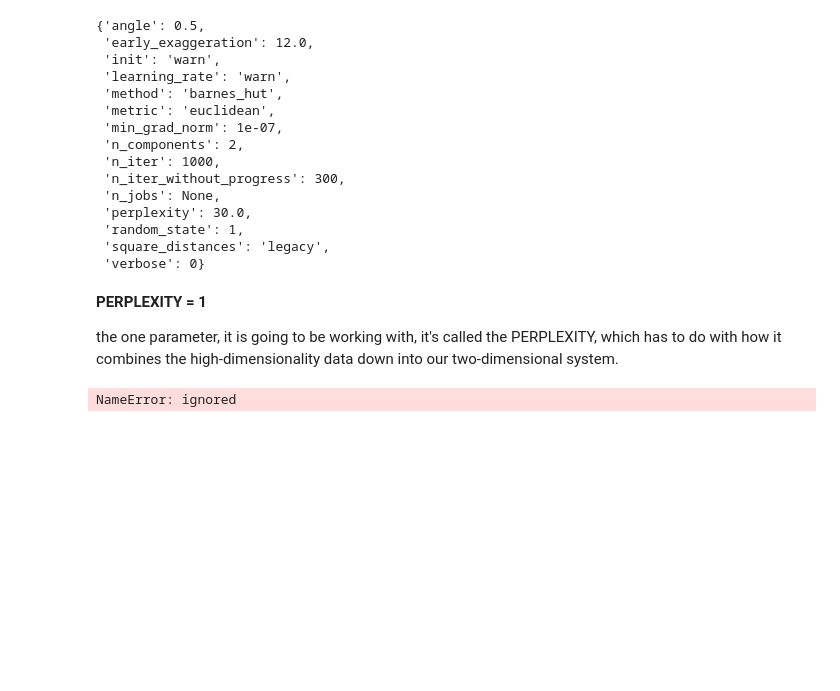
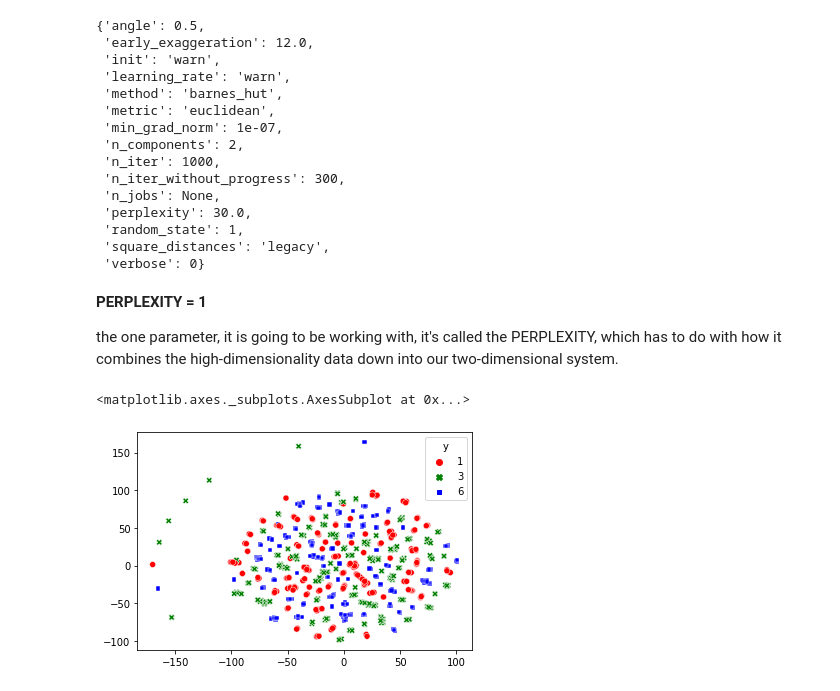
Before and after one commit to sabbir179/PacticeWithPython, a Jupyter notebook: HandwrittenDigitsDataset.ipynb, the cells around one changed output. Saved outputs shown, nothing was run; the diff lists cells and outputs as text; code cells hidden in the pictures; blank space fills up the shorter version.

```diff
--- a/HandwrittenDigitsDataset.ipynb
+++ b/HandwrittenDigitsDataset.ipynb
@@ -311,21 +311,22 @@ the one parameter, it is going to be working with, it's called the PERPLEXITY, w
 # %%
 # Set up t-SNE with perplexity = 1
 tsne = TSNE(
     n_components=2,
     perplexity=1,
     random_state=1
 )
 
 # Transforms the attribute data
-X_tf = tsne.fit_transform(X)
+X_tf = tsne.fit_transform(X_trn)
 
 # Creates a scatterplot of the data embedding
 sns.scatterplot(
     x = X_tf[:, 0],
     y = X_tf[:, 1],
-    style = y,
-    hue = y,
+    style = y_trn,
+    hue = y_trn,
     palette = ['red', 'green', 'blue']
 )
 # %% [output]
-NameError: ignored
+<matplotlib.axes._subplots.AxesSubplot at 0x...>
+[figure, added]
```
Also changed, not shown: parts of 19 cells of this notebook.
